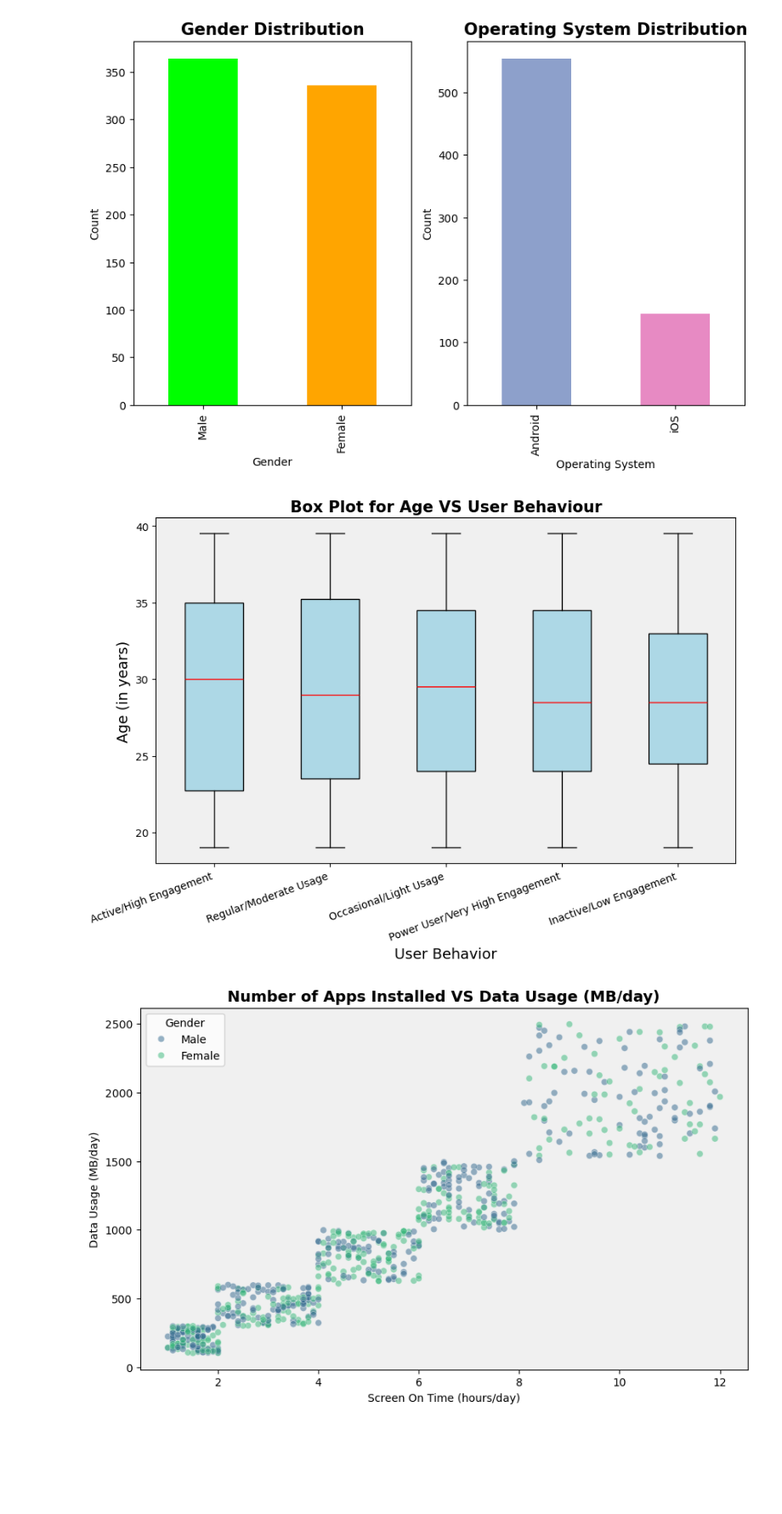
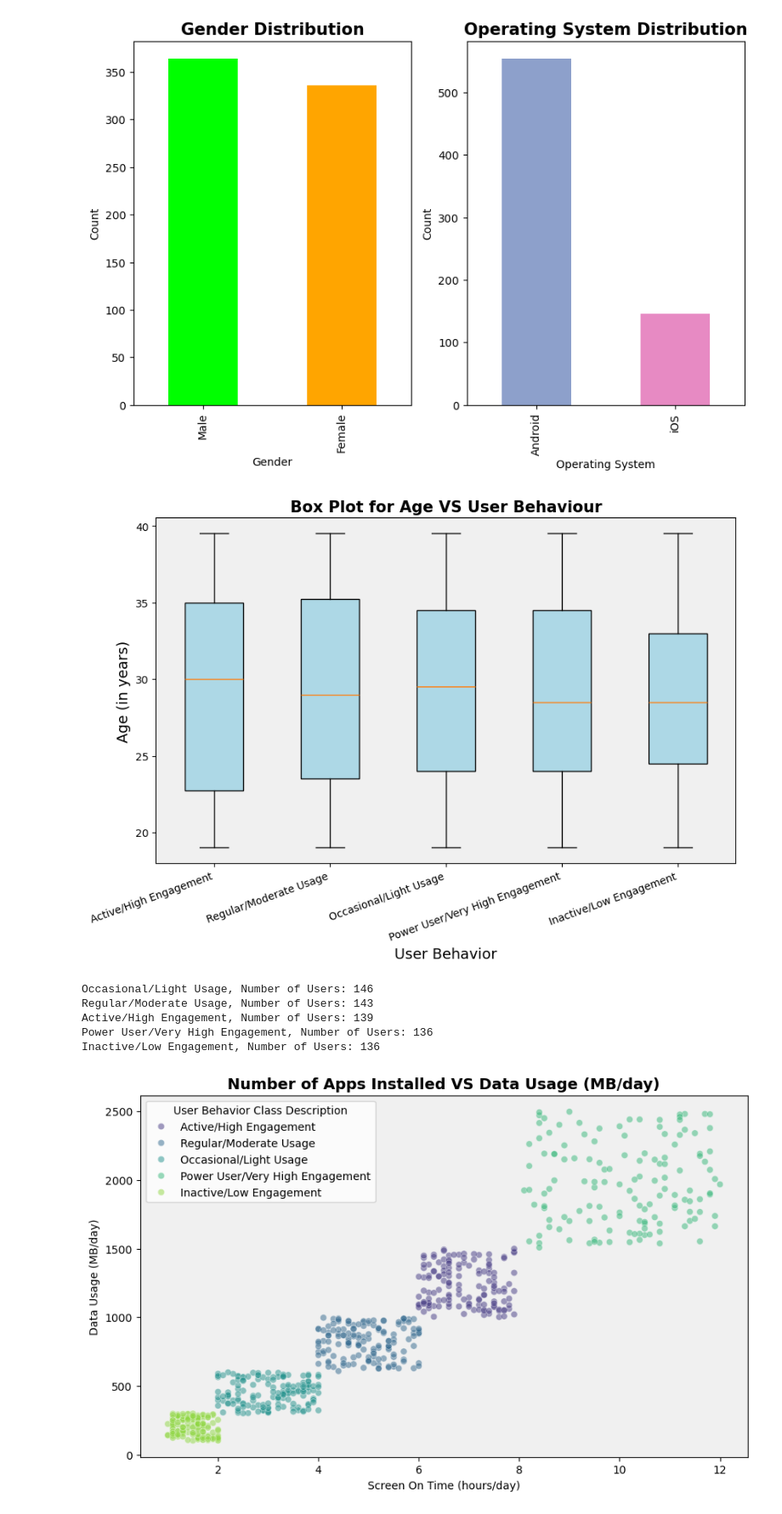
Before and after one commit to Foxtrot123-png/Applied-Data-Science-1, a Jupyter notebook: User_Behaviour.ipynb, the cells around one changed output. Shown at 85% size. Drawn from its saved outputs; the diff is of its cells as text; code cells hidden in the pictures; blank space fills up the shorter version.

Commit message:
updated the whole file
1.Added OS int and Gender Int column
2. Added Function definition for all plot

```diff
--- a/User_Behaviour.ipynb
+++ b/User_Behaviour.ipynb
@@ -84,6 +100,9 @@ Index(['User ID', 'Device Model', 'Operating System',
        'Data Usage (MB/day)', 'Age', 'Gender', 'User Behavior Class',
        'User Behavior Class Description'],
       dtype='object')
+# %%
+behaviour['Gender(int)'] = behaviour['Gender'].map({'Male': 0,'Female': 1})
+behaviour['OS(int)'] = behaviour['Operating System'].map({'Android': 0,'iOS': 1})
 # %%
 # Lets check the correlation of different vector have on each other
 behaviour[['App Usage Time (min/day)', 'Screen On Time (hours/day)',
@@ -152,31 +199,22 @@ plt.show()
 # %%
 #Lets Study the distribution of AGE according to different User Behaviour Class
 fig, ax= plt.subplots(figsize=(10, 6))
-ax.set_facecolor('#f0f0f0')
-ax.boxplot([behaviour[behaviour['User Behavior Class'] == label]['Age'] for label in behaviour['User Behavior Class'].unique()], patch_artist=True, boxprops=dict(facecolor='lightblue', color='black'), medianprops=dict(color='red'))
 
-#Setting the labels corresponding to the values for User Behavior Class
-x_tick = np.arange(1, len(behaviour['User Behavior Class'].unique()) + 1)
-#Setting the Labels and Title
-ax.set_title('Box Plot for Age VS User Behaviour', fontsize=15, fontweight='bold')
-ax.set_xticks(x_tick)
-ax.set_xticklabels(behaviour['User Behavior Class Description'].unique(),rotation=20,ha='right', fontsize=10)
-ax.set_xlabel('User Behavior', fontsize=14)
-ax.set_ylabel('Age (in years)', fontsize=14)
-ax.set_yticklabels(np.arange(15,70,5))
-plt.show()
+plot_boxplot(ax,behaviour,'User Behavior Class','Age','Box Plot for Age VS User Behaviour','right','User Behavior','Age (in years)','lightblue','black','User Behavior Class Description',20)
 # %% [output]
-[figure, old version]
+[figure, new version]
 # %%
 #Checking the distribution of the Number of Apps Installed and the Data Usage (MB/day) they haave with their Behaviour Category
 fig, ax= plt.subplots(figsize=(10, 6))
-ax.set_facecolor('#f0f0f0')
-sns.scatterplot(data=behaviour,x='Screen On Time (hours/day)',y='Data Usage (MB/day)',hue='Gender',palette='viridis',alpha=0.5)
-ax.legend(title='Gender',loc='upper left',fontsize=10)
-ax.set_title('Number of Apps Installed VS Data Usage (MB/day)',fontsize=14, fontweight='bold')
-plt.show()
+
+plot_scatterplot(ax,'Screen On Time (hours/day)','Data Usage (MB/day)','User Behavior Class Description','viridis',0.5,'User Behavior Class Description','upper left','Number of Apps Installed VS Data Usage (MB/day)')
 # %% [output]
+Occasional/Light Usage, Number of Users: 146
+Regular/Moderate Usage, Number of Users: 143
+Active/High Engagement, Number of Users: 139
+Power User/Very High Engagement, Number of Users: 136
+Inactive/Low Engagement, Number of Users: 136
-[figure, old version]
+[figure, new version]
 # %%
 #Checking the distribution of the Number of Apps Installed and the Screen On Time they haave with their Behaviour Category
 fig, ax= plt.subplots(figsize=(10, 6))
```
Also changed, not shown: parts of 6 cells of this notebook.
